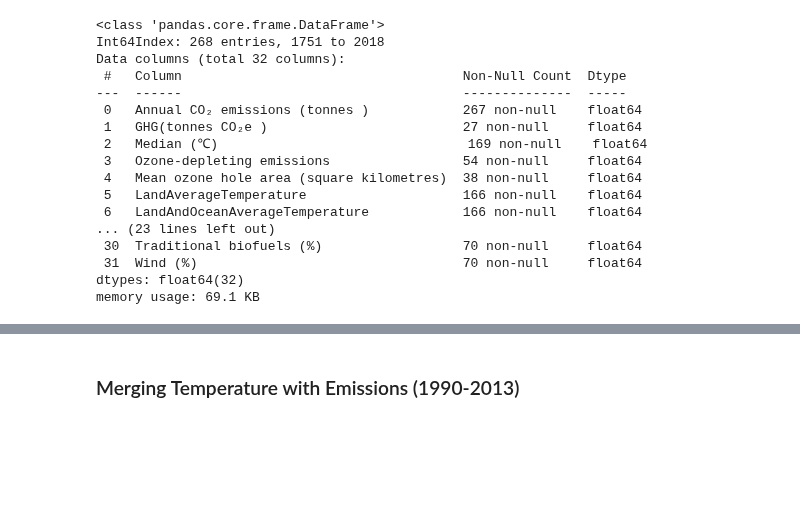
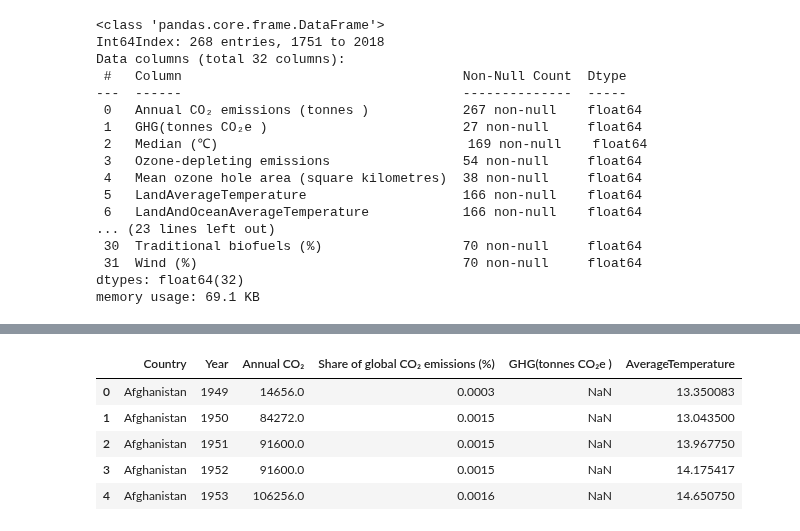
Before and after one commit to ta-data-bcn/Project-Week-8-Final-Project, a Jupyter notebook: your-project/Global climate change datasets and correlations.ipynb, the cells around one changed output, grey strips where cells are left out. Saved outputs shown, nothing was run; the diff lists cells and outputs as text; code cells hidden in the pictures; blank space fills up the shorter version.

Commit message:
datasets description done

```diff
--- a/your-project/Global climate change datasets and correlations.ipynb
+++ b/your-project/Global climate change datasets and correlations.ipynb
@@ -737,7 +770,8 @@ ghg.head()
 ghg.drop(['Code'], axis=1, inplace=True)
 
 ghg = ghg.rename(columns={'Total GHG emissions including LUCF (tonnes CO₂e)':'GHG(tonnes CO₂e )', 'Entity':'Country'})
-
+#keeping only Country indicators
+ghg = ghg[ghg.Country != 'World']
 ghg.info()
 # %% [output]
 <class 'pandas.core.frame.DataFrame'>
@@ -941,0 +922,4 @@ emissions_temp_merged.to_csv('emissions_temp_merged')
+# %%
+#datasets 1 and 2
+country_indicators1 = pd.merge(co_annual, co_share, on=['Year', 'Country'], how='outer')
+country_indicators1.head()
@@ -942,2 +933,13 @@ emissions_temp_merged.to_csv('emissions_temp_merged')
+# %%
+country_indicators2 = pd.merge(country_indicators1, ghg, on=['Year', 'Country'], how='outer')
+# %%
+country_indicators = pd.merge(country_indicators2, annual_temp, on=['Year', 'Country'], how='outer' )
 # %%
-ghg.head()
+country_indicators.head()
+# %% [output]
+|  | Country | Year | Annual CO₂ | Share of global CO₂ emissions (%) | GHG(tonnes CO₂e ) | AverageTemperature |
+| 0 | Afghanistan | 1949 | 14656.0 | 0.0003 | NaN | 13.350083 |
+| 1 | Afghanistan | 1950 | 84272.0 | 0.0015 | NaN | 13.043500 |
+| 2 | Afghanistan | 1951 | 91600.0 | 0.0015 | NaN | 13.967750 |
+| 3 | Afghanistan | 1952 | 91600.0 | 0.0015 | NaN | 14.175417 |
+| 4 | Afghanistan | 1953 | 106256.0 | 0.0016 | NaN | 14.650750 |
@@ -949,2 +945,0 @@ total_emissions.info()
-# %% [markdown]
-### Merging Temperature with Emissions (1990-2013)
```
Also changed, not shown: parts of 86 cells of this notebook.
